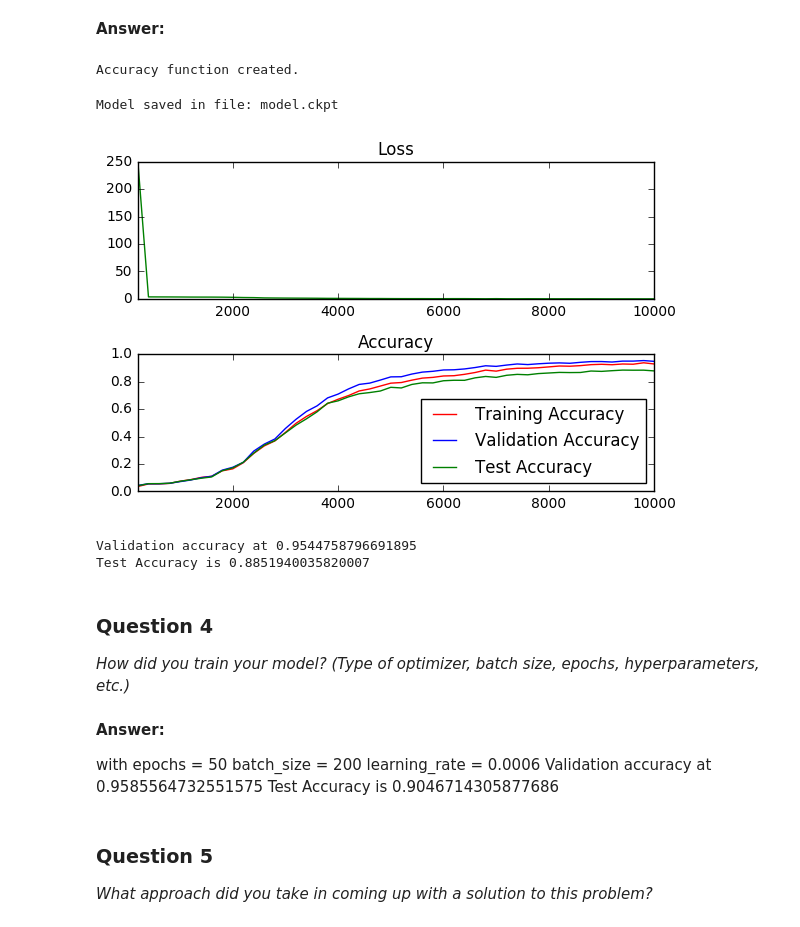
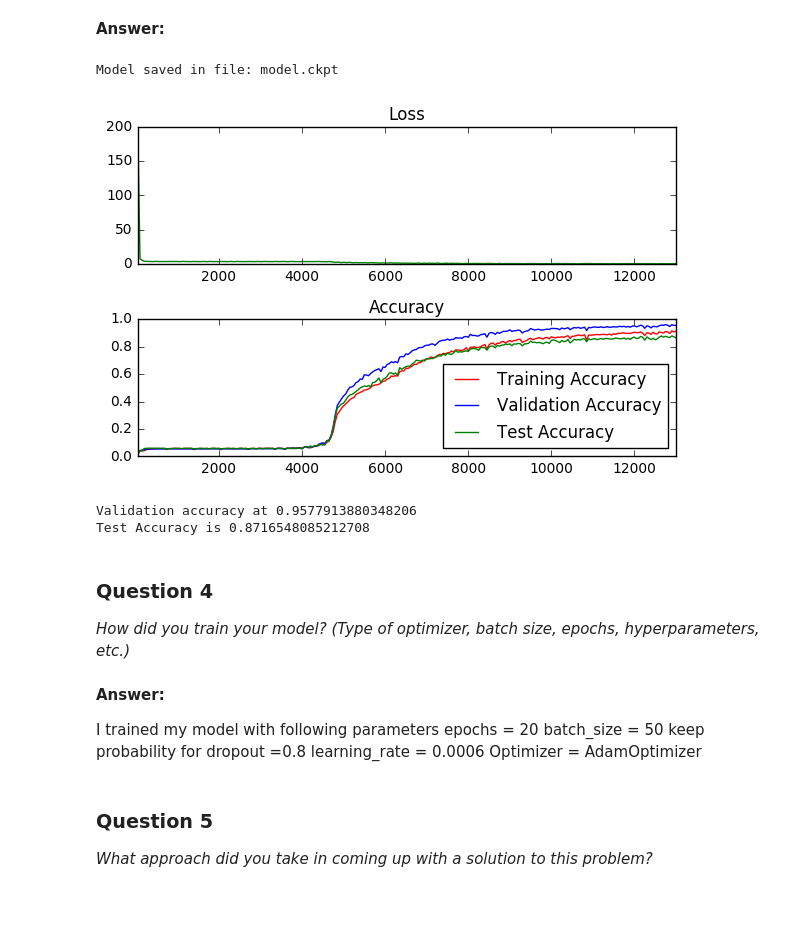
Before and after one commit to anupriyachhabra/traffic-signs, a Jupyter notebook: Traffic_Signs_Recognition.ipynb, the cells around one changed output. Cells and saved outputs as stored; diff of their text form; code cells hidden in the pictures.

Commit message:
first submission

```diff
--- a/Traffic_Signs_Recognition.ipynb
+++ b/Traffic_Signs_Recognition.ipynb
@@ -230,10 +237,8 @@ import tensorflow as tf
 from tqdm import tqdm
 import math
 
-features_count = X_train[0].shape[0]*X_train[0].shape[1]
 image_size = X_train[0].shape[0]
 labels_count = n_classes
-n_hidden_layer = 256
 num_channels = 3
 patch_size = 5
 depth = 16
@@ -245,7 +250,7 @@ labels = tf.placeholder(tf.float32)
 keep_prob = tf.placeholder(tf.float32)
 
 # Feed dicts for training, validation, and test session
-train_feed_dict = {features: X_train, labels: y_train, keep_prob: 0.75}
+train_feed_dict = {features: X_train, labels: y_train, keep_prob: 0.8}
 valid_feed_dict = {features: valid_features, labels: valid_labels, keep_prob: 1.0}
 test_feed_dict = {features: X_test, labels: y_test, keep_prob: 1.0}
 
@@ -264,17 +269,23 @@ layer4_weights = tf.Variable(tf.truncated_normal(
       [num_hidden, labels_count], stddev=0.1))
 layer4_biases = tf.Variable(tf.constant(1.0, shape=[labels_count]))
 
-features_flat = tf.reshape(features, (-1, image_size, image_size, num_channels))
-conv = tf.nn.conv2d(features, layer1_weights, [1, 2, 2, 1], padding='SAME')
-hidden = tf.nn.relu(conv + layer1_biases)
-hidden = tf.nn.dropout(hidden, keep_prob)
-conv = tf.nn.conv2d(hidden, layer2_weights, [1, 2, 2, 1], padding='SAME')
-hidden = tf.nn.relu(conv + layer2_biases)
-#hidden = tf.nn.dropout(hidden, keep_prob)
-shape = tf.shape(hidden)
-reshape = tf.reshape(hidden, [shape[0], shape[1] * shape[2] * shape[3]])
-hidden = tf.nn.relu(tf.matmul(reshape, layer3_weights) + layer3_biases)
-logits = tf.matmul(hidden, layer4_weights) + layer4_biases
+#First convolution layer
+conv1 = tf.nn.conv2d(features, layer1_weights, [1, 2, 2, 1], padding='SAME')
+conv1 = tf.nn.relu(tf.add(conv1, layer1_biases))
+conv1 = tf.nn.dropout(conv1, keep_prob)
+
+#Second convolution layer
+conv2 = tf.nn.conv2d(conv1, layer2_weights, [1, 2, 2, 1], padding='SAME')
+conv2 = tf.nn.relu(tf.add(conv2, layer2_biases))
+conv2 = tf.nn.dropout(conv2, keep_prob)
+
+# Fully connected layer (Dense layer)
+shape = tf.shape(conv2)
+reshape = tf.reshape(conv2, [shape[0], shape[1] * shape[2] * shape[3]])
+fully_connected_layer = tf.nn.relu(tf.add(tf.matmul(reshape, layer3_weights), layer3_biases))
+
+#Readout linear clasification layer
+logits = tf.add(tf.matmul(fully_connected_layer, layer4_weights), layer4_biases)
 
 prediction = tf.nn.softmax(logits)
 
@@ -286,15 +297,14 @@ is_correct_prediction = tf.equal(tf.argmax(prediction, 1), tf.argmax(labels, 1))
 # Calculate the accuracy of the predictions
 accuracy = tf.reduce_mean(tf.cast(is_correct_prediction, tf.float32))
 
-print('Accuracy function created.')
-
-epochs = 50
-batch_size = 200
+#Hyperparameters
+epochs = 20
+batch_size = 50
 learning_rate = 0.0006
-l1_regularization_strength = 1.0
-l2_regularization_strength = 1.0
-learning_rate_power = -0.5
-initial_accumulator_value = 0.1
+#l1_regularization_strength = 2.0
+#l2_regularization_strength = 1.0
+#learning_rate_power = -0.5
+#initial_accumulator_value = 0.1
 
 
 # Optimizer
@@ -313,7 +323,7 @@ saver = tf.train.Saver()
 validation_accuracy = 0.0
 
 # Measurements use for graphing loss and accuracy
-log_batch_step = 200
+log_batch_step = 50
 batches = []
 loss_batch = []
 train_acc_batch = []
@@ -339,7 +349,7 @@ with tf.Session() as session:
             # Run optimizer and get loss
             _, l = session.run(
                 [optimizer, loss],
-                feed_dict={features: batch_features, labels: batch_labels, keep_prob: 0.75})
+                feed_dict={features: batch_features, labels: batch_labels, keep_prob: 0.8})
 
             # Log every 50 batches
             if not batch_i % log_batch_step:
@@ -356,51 +366,50 @@ with tf.Session() as session:
                 valid_acc_batch.append(validation_accuracy)
                 test_acc_batch.append(test_accuracy)
 
         # Check accuracy against Validation data
         validation_accuracy = session.run(accuracy, feed_dict=valid_feed_dict)
         # Check accuracy against Test data
         test_accuracy = session.run(accuracy, feed_dict=test_feed_dict)
 
     # Save the variables to disk.
     save_path = saver.save(session, "model.ckpt")
     print("Model saved in file: %s" % save_path)
 
 loss_plot = plt.subplot(211)
 loss_plot.set_title('Loss')
 loss_plot.plot(batches, loss_batch, 'g')
 loss_plot.set_xlim([batches[0], batches[-1]])
 acc_plot = plt.subplot(212)
 acc_plot.set_title('Accuracy')
 acc_plot.plot(batches, train_acc_batch, 'r', label='Training Accuracy')
 acc_plot.plot(batches, valid_acc_batch, 'b', label='Validation Accuracy')
 acc_plot.plot(batches, test_acc_batch, 'g', label='Test Accuracy')
 acc_plot.set_ylim([0, 1.0])
 acc_plot.set_xlim([batches[0], batches[-1]])
 acc_plot.legend(loc=4)
 plt.tight_layout()
 plt.show()
 
 print('Validation accuracy at {}'.format(validation_accuracy))
 print('Test Accuracy is {}'.format(test_accuracy))
 # %% [output]
-Accuracy function created.
+Model saved in file: model.ckpt
+[figure, new version]
-Model saved in file: model.ckpt
+Validation accuracy at 0.9577913880348206
+Test Accuracy is 0.8716548085212708
-[figure, old version]
-Validation accuracy at 0.9544758796691895
-Test Accuracy is 0.8851940035820007
 # %% [markdown]
 ### Question 4
 
 _How did you train your model? (Type of optimizer, batch size, epochs, hyperparameters, etc.)_
-# %% [markdown]
-**Answer:**
-
-with
-epochs = 50
-batch_size = 200
-learning_rate = 0.0006
-Validation accuracy at 0.9585564732551575
-Test Accuracy is 0.9046714305877686
+# %% [markdown]
+**Answer:**
+
+I trained my model with following parameters
+epochs = 20
+batch_size = 50
+keep probability for dropout =0.8
+learning_rate = 0.0006
+Optimizer = AdamOptimizer
 # %% [markdown]
 ### Question 5
 
```
Also changed, not shown: parts of 18 cells of this notebook, 3 other files.
